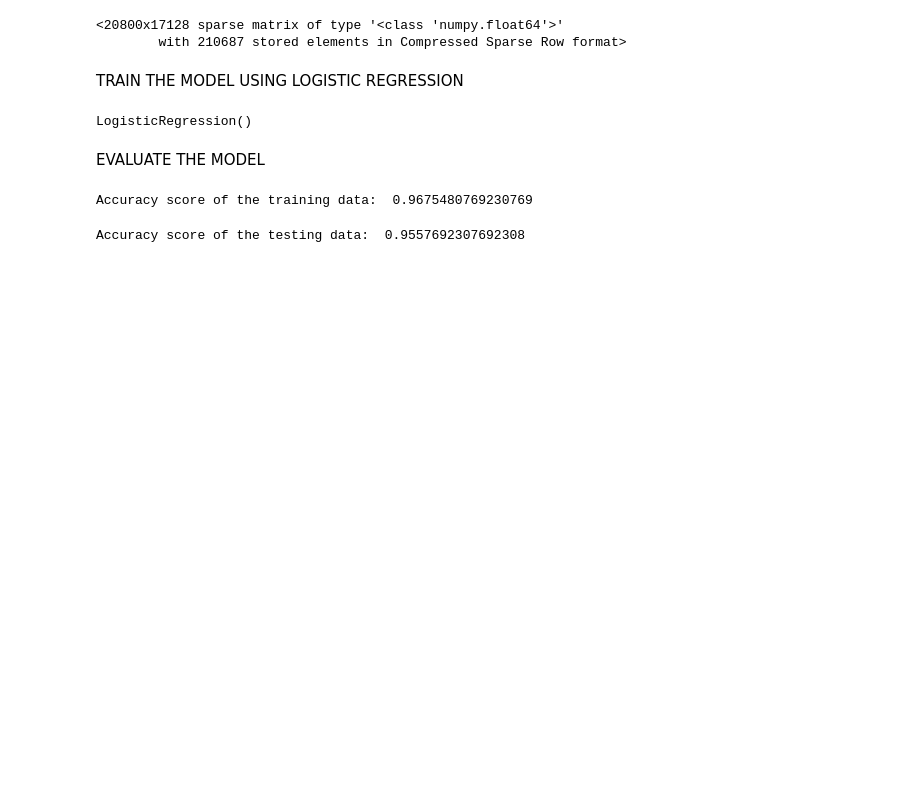
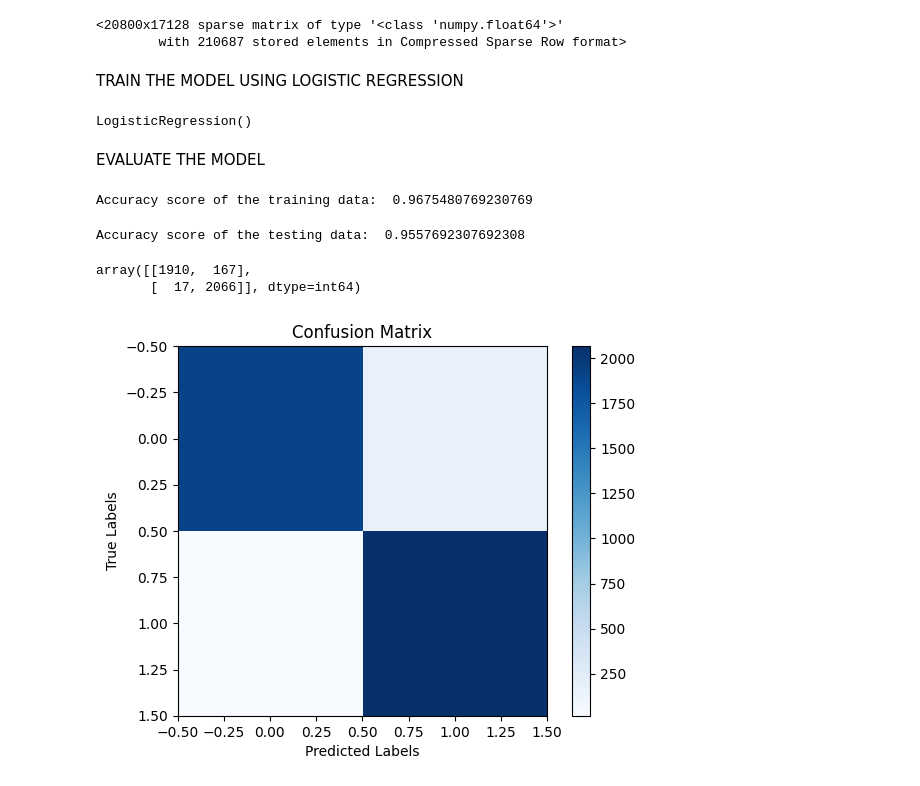
Before and after one commit to Yasminesnr/Fake_news_detection, a Jupyter notebook: fake_news_detection.ipynb, the cells around one changed output. Drawn from its saved outputs; the diff is of its cells as text; code cells hidden in the pictures; blank space fills up the shorter version.

```diff
--- a/fake_news_detection.ipynb
+++ b/fake_news_detection.ipynb
@@ -180,3 +224,19 @@ testing_data_accuracy = accuracy_score(X_test_prediction, Y_test)
 print("Accuracy score of the testing data: ",testing_data_accuracy)
 # %% [output]
 Accuracy score of the testing data:  0.9557692307692308
+# %%
+# the confusion matrix
+confusion_mat = confusion_matrix(Y_test, X_test_prediction)
+confusion_mat
+# %% [output]
+array([[1910,  167],
+       [  17, 2066]], dtype=int64)
+# %%
+plt.imshow(confusion_mat, interpolation='nearest', cmap=plt.cm.Blues)
+plt.title('Confusion Matrix')
+plt.colorbar()
+plt.xlabel('Predicted Labels')
+plt.ylabel('True Labels')
+plt.show()
+# %% [output]
+[figure, added]
```
Also changed, not shown: parts of 4 cells of this notebook.
